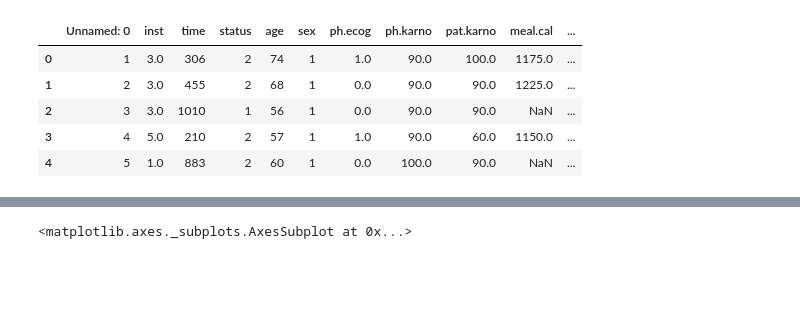
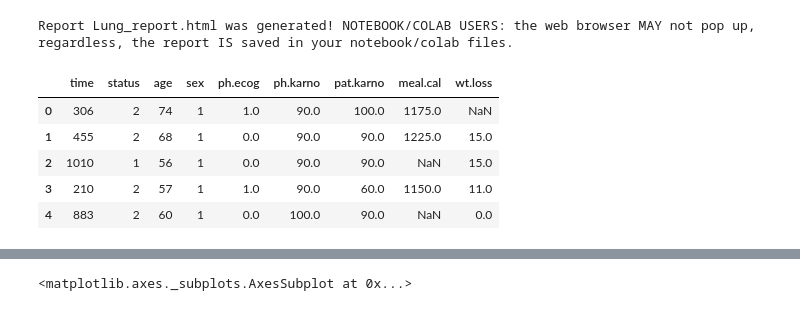
Before and after one commit to pzeb23/SurvivalAnalysisPython, a Jupyter notebook: SurvivalAnalysisPython.ipynb, the cells around one changed output, grey strips where cells are left out. Cells and saved outputs as stored; diff of their text form; code cells hidden in the pictures; blank space fills up the shorter version.

Commit message:
HTML report added

```diff
--- a/SurvivalAnalysisPython.ipynb
+++ b/SurvivalAnalysisPython.ipynb
@@ -9,12 +12,16 @@ data = pd.read_csv("lung.csv")
+# %%
+my_report.show_html("Lung_report.html") # Not providing a filename will default to SWEETVIZ_REPORT.html
+# %% [output]
+Report Lung_report.html was generated! NOTEBOOK/COLAB USERS: the web browser MAY not pop up, regardless, the report IS saved in your notebook/colab files.
 # %%
-data.head()
+data[data.columns[2:]].head()
 # %% [output]
-|  | Unnamed: 0 | inst | time | status | age | sex | ph.ecog | ph.karno | pat.karno | meal.cal | ... |
-| 0 | 1 | 3.0 | 306 | 2 | 74 | 1 | 1.0 | 90.0 | 100.0 | 1175.0 | ... |
-| 1 | 2 | 3.0 | 455 | 2 | 68 | 1 | 0.0 | 90.0 | 90.0 | 1225.0 | ... |
-| 2 | 3 | 3.0 | 1010 | 1 | 56 | 1 | 0.0 | 90.0 | 90.0 | NaN | ... |
-| 3 | 4 | 5.0 | 210 | 2 | 57 | 1 | 1.0 | 90.0 | 60.0 | 1150.0 | ... |
-| 4 | 5 | 1.0 | 883 | 2 | 60 | 1 | 0.0 | 100.0 | 90.0 | NaN | ... |
+|  | time | status | age | sex | ph.ecog | ph.karno | pat.karno | meal.cal | wt.loss |
+| 0 | 306 | 2 | 74 | 1 | 1.0 | 90.0 | 100.0 | 1175.0 | NaN |
+| 1 | 455 | 2 | 68 | 1 | 0.0 | 90.0 | 90.0 | 1225.0 | 15.0 |
+| 2 | 1010 | 1 | 56 | 1 | 0.0 | 90.0 | 90.0 | NaN | 15.0 |
+| 3 | 210 | 2 | 57 | 1 | 1.0 | 90.0 | 60.0 | 1150.0 | 11.0 |
+| 4 | 883 | 2 | 60 | 1 | 0.0 | 100.0 | 90.0 | NaN | 0.0 |
 # %%
 data.info()
 # %% [output]
```
Also changed, not shown: parts of 2 cells of this notebook, 1 other file.
